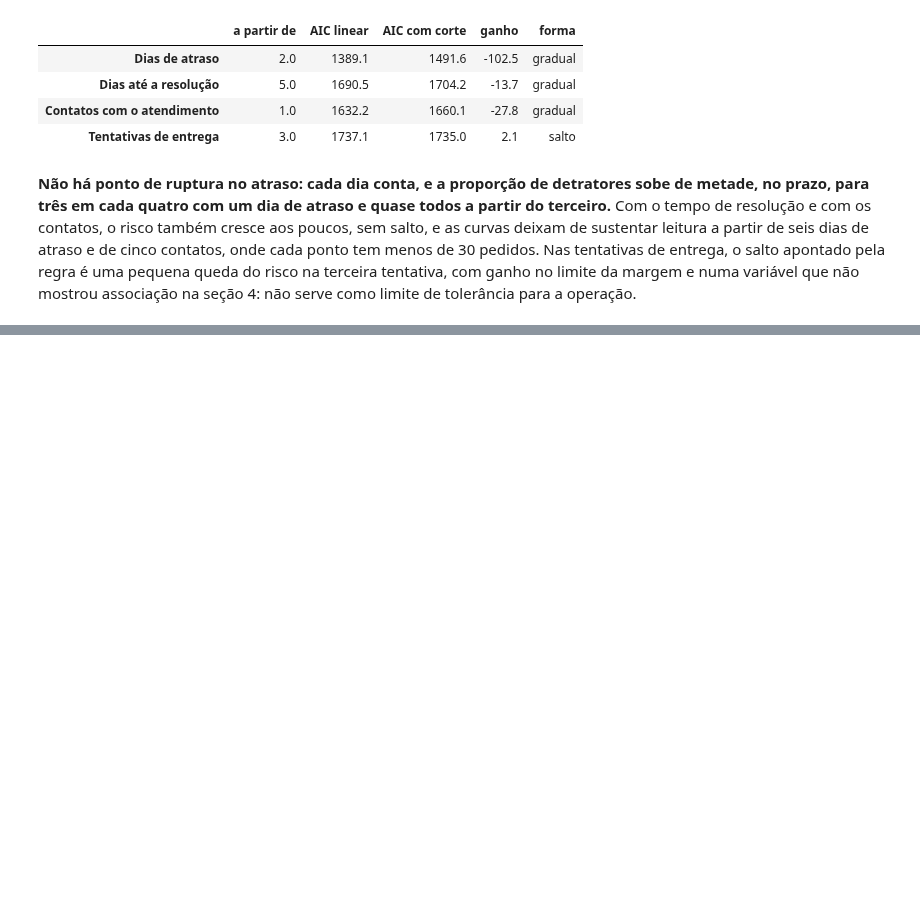
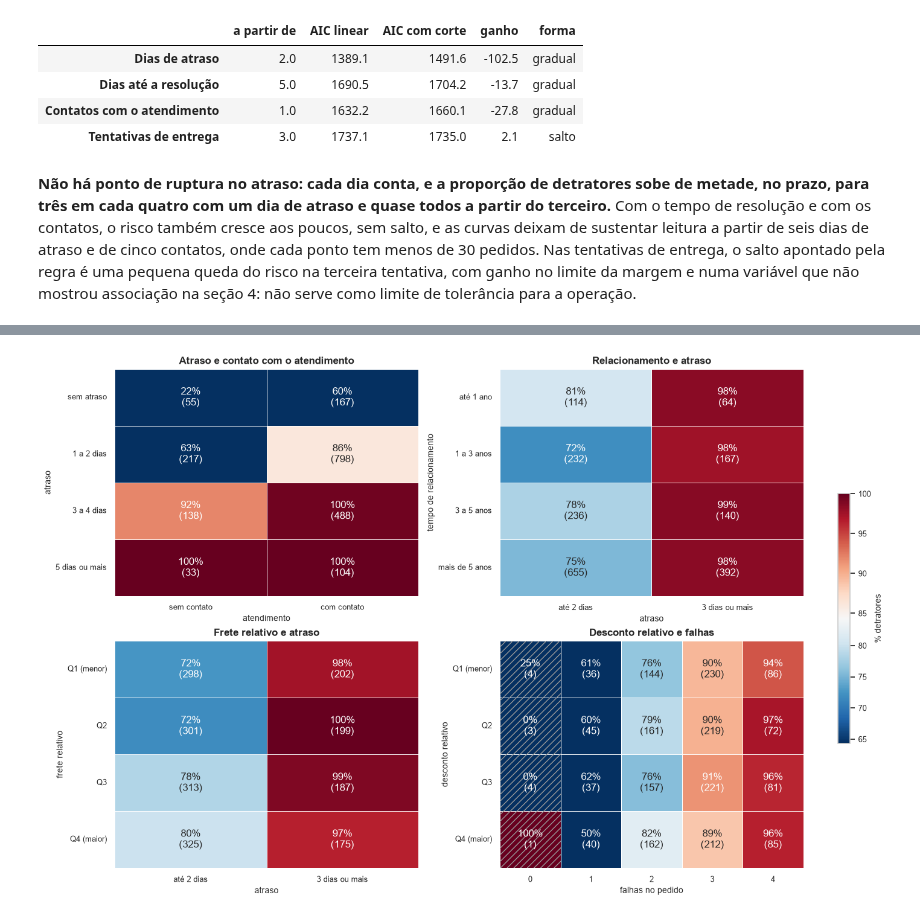
Before and after one commit to jpvbrandaos/tech-challenge-nps-preditivo, a Jupyter notebook: notebooks/02_eda.ipynb, the cells around one changed output, grey strips where cells are left out. Saved outputs shown, nothing was run; the diff lists cells and outputs as text; code cells hidden in the pictures; blank space fills up the shorter version.

```diff
--- a/notebooks/02_eda.ipynb
+++ b/notebooks/02_eda.ipynb
@@ -367,0 +372,30 @@ breakpoints.round(1)
+# %%
+delay_split = pd.cut(
+    train["delivery_delay_days"], [-np.inf, 2, np.inf], labels=["até 2 dias", "3 dias ou mais"]
+).rename("atraso")
+contact = (
+    train["had_contact"]
+    .map({0: "sem contato", 1: "com contato"})
+    .astype(pd.CategoricalDtype(["sem contato", "com contato"]))
+    .rename("atendimento")
+)
+pairs = {
+    "Atraso e contato com o atendimento": (train["delay_bucket"].rename("atraso"), contact),
+    "Relacionamento e atraso": (
+        train["tenure_bucket"].rename("tempo de relacionamento"),
+        delay_split,
+    ),
+    "Frete relativo e atraso": (
+        quartiles(train["freight_pct"]).rename("frete relativo"),
+        delay_split,
+    ),
+    "Desconto relativo e falhas": (
+        quartiles(train["discount_pct"]).rename("desconto relativo"),
+        train["friction_score"].rename("falhas no pedido"),
+    ),
+}
+fig = plot_rate_heatmaps(pairs, train["is_detractor"])
+save_figure(fig, "07_interacoes")
+plt.show()
+# %% [output]
+[figure, added]
```
Also changed, not shown: parts of 5 cells of this notebook, 2 other files.
